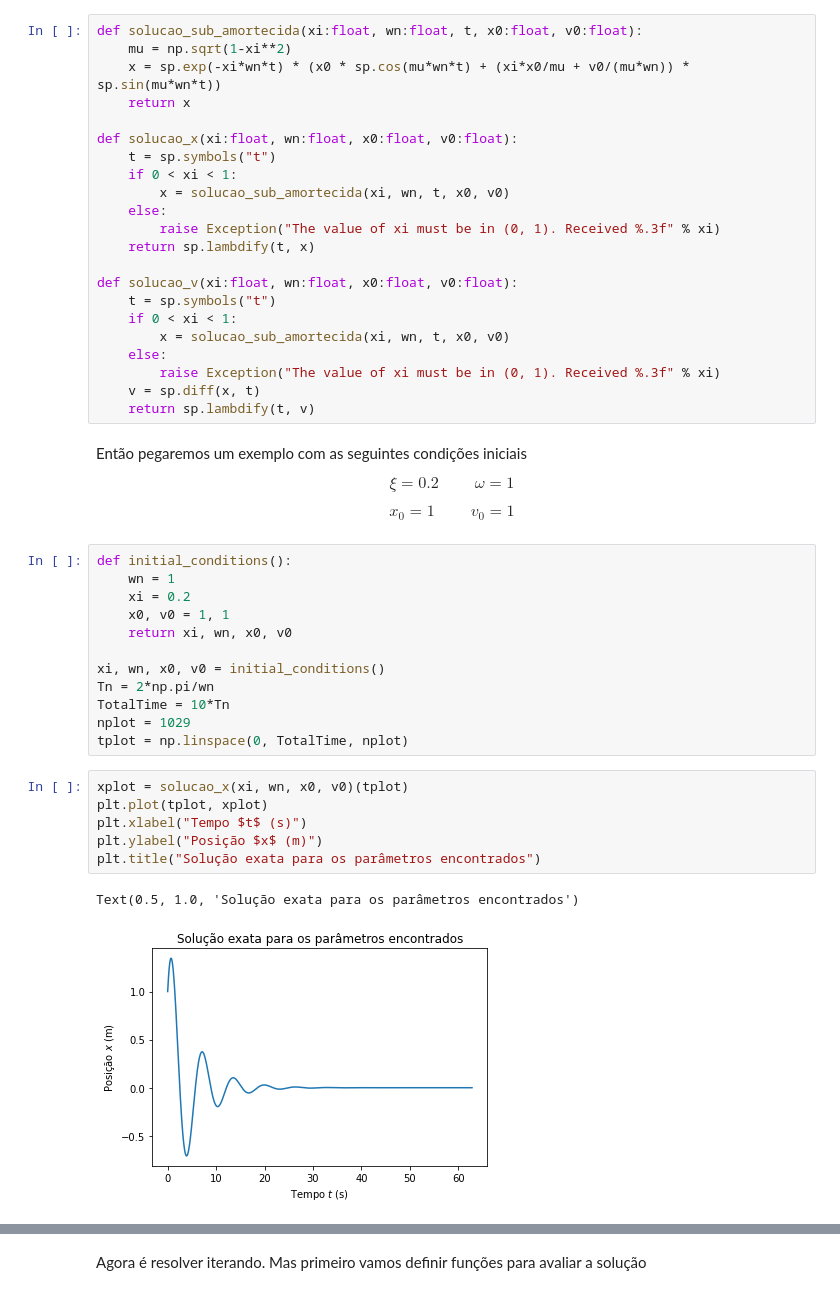
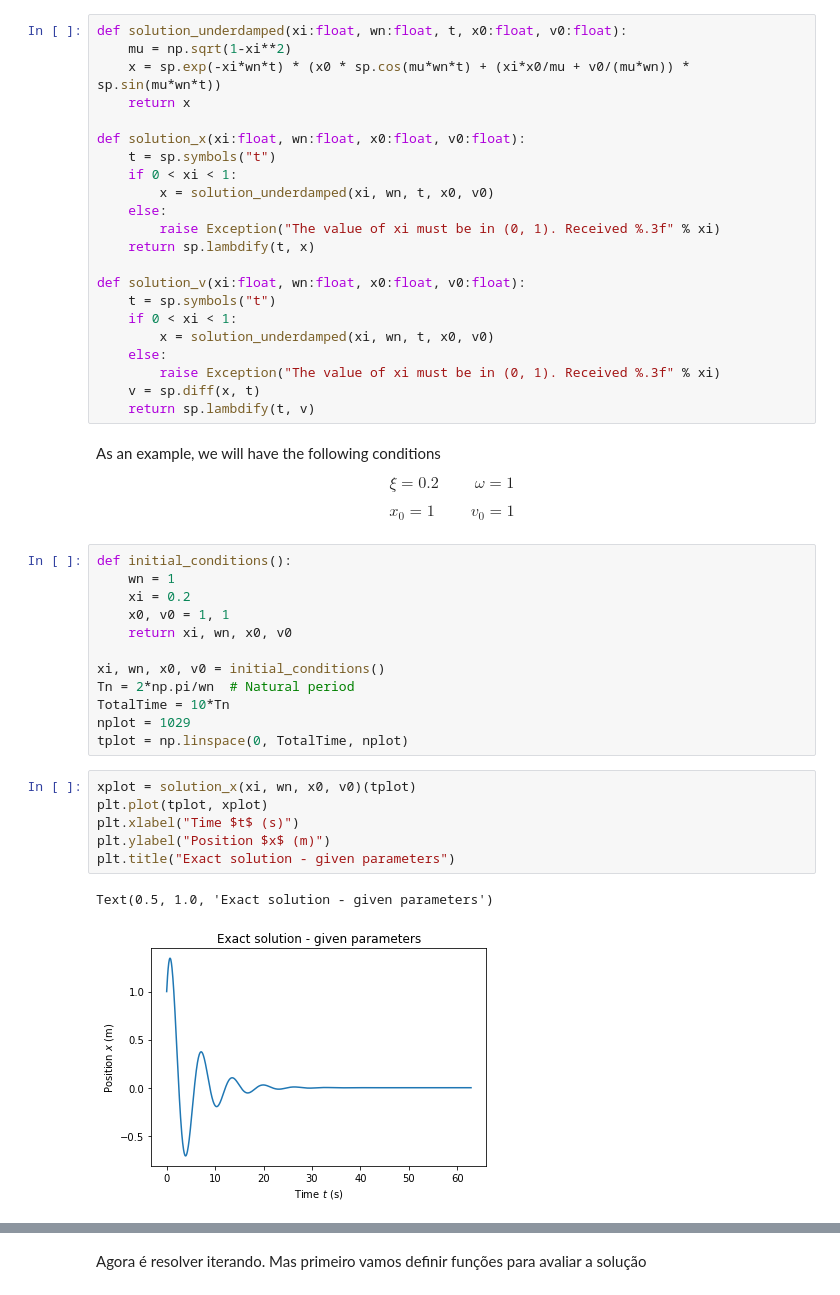
Before and after one commit to carlos-adir/UnB-Courses, a Jupyter notebook: vibracoes/estimar_parametros_oscilacao.ipynb, the cells around one changed output, grey strips where cells are left out. Cells and saved outputs as stored; diff of their text form.

```diff
--- a/vibracoes/estimar_parametros_oscilacao.ipynb
+++ b/vibracoes/estimar_parametros_oscilacao.ipynb
@@ -37,29 +38,29 @@ $$
 x(t) = \exp \left(-\xi \omega t\right) \left[\underbrace{x_0}_{A} \cos \mu \omega t + \underbrace{\left(\frac{\xi}{\mu} x_0 + \frac{1}{\mu \omega} v_0\right)}_{B}\sin \mu \omega t\right]
 $$
 # %%
-def solucao_sub_amortecida(xi:float, wn:float, t, x0:float, v0:float):
+def solution_underdamped(xi:float, wn:float, t, x0:float, v0:float):
     mu = np.sqrt(1-xi**2)
     x = sp.exp(-xi*wn*t) * (x0 * sp.cos(mu*wn*t) + (xi*x0/mu + v0/(mu*wn)) * sp.sin(mu*wn*t))
     return x
 
-def solucao_x(xi:float, wn:float, x0:float, v0:float):
+def solution_x(xi:float, wn:float, x0:float, v0:float):
     t = sp.symbols("t")
     if 0 < xi < 1:
-        x = solucao_sub_amortecida(xi, wn, t, x0, v0)
+        x = solution_underdamped(xi, wn, t, x0, v0)
     else:
         raise Exception("The value of xi must be in (0, 1). Received %.3f" % xi)
     return sp.lambdify(t, x)
 
-def solucao_v(xi:float, wn:float, x0:float, v0:float):
+def solution_v(xi:float, wn:float, x0:float, v0:float):
     t = sp.symbols("t")
     if 0 < xi < 1:
-        x = solucao_sub_amortecida(xi, wn, t, x0, v0)
+        x = solution_underdamped(xi, wn, t, x0, v0)
     else:
         raise Exception("The value of xi must be in (0, 1). Received %.3f" % xi)
     v = sp.diff(x, t)
     return sp.lambdify(t, v)
 # %% [markdown]
-Então pegaremos um exemplo com as seguintes condições iniciais
+As an example, we will have the following conditions
 
 $$
 \xi = 0.2 \ \ \ \ \ \ \ \ \ \ \omega = 1
@@ -76,16 +77,16 @@ def initial_conditions():
     return xi, wn, x0, v0
 
 xi, wn, x0, v0 = initial_conditions()
-Tn = 2*np.pi/wn
+Tn = 2*np.pi/wn  # Natural period
 TotalTime = 10*Tn
 nplot = 1029
 tplot = np.linspace(0, TotalTime, nplot)
 # %%
-xplot = solucao_x(xi, wn, x0, v0)(tplot)
+xplot = solution_x(xi, wn, x0, v0)(tplot)
 plt.plot(tplot, xplot)
-plt.xlabel("Tempo $t$ (s)")
-plt.ylabel("Posição $x$ (m)")
-plt.title("Solução exata para os parâmetros encontrados")
+plt.xlabel("Time $t$ (s)")
+plt.ylabel("Position $x$ (m)")
+plt.title("Exact solution - given parameters")
 # %% [output]
-Text(0.5, 1.0, 'Solução exata para os parâmetros encontrados')
+Text(0.5, 1.0, 'Exact solution - given parameters')
-[figure, old version]
+[figure, new version]
```
Also changed, not shown: parts of 68 cells of this notebook.
